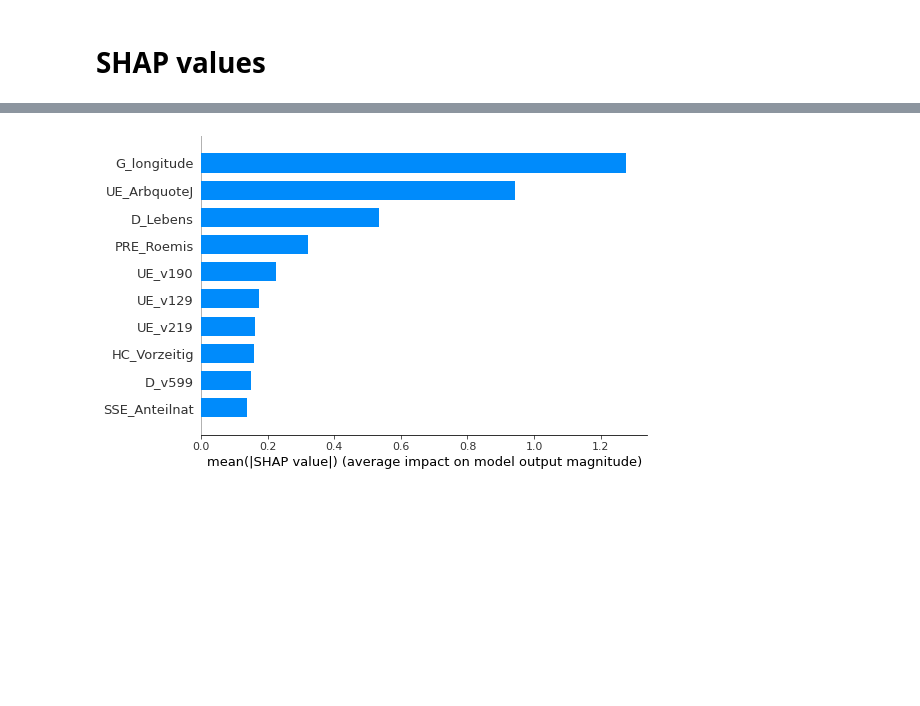
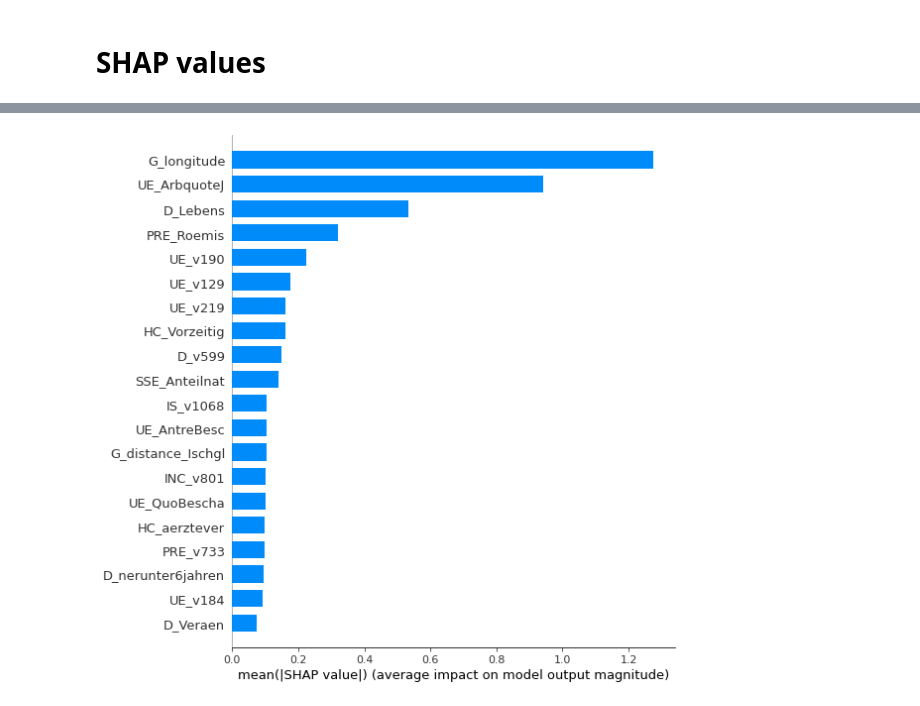
Before and after one commit to data-cr/covid19, a Jupyter notebook: SHAP_0to75.ipynb, the cells around one changed output, grey strips where cells are left out. Saved outputs shown, nothing was run; the diff lists cells and outputs as text; code cells hidden in the pictures; blank space fills up the shorter version.

```diff
--- a/SHAP_0to75.ipynb
+++ b/SHAP_0to75.ipynb
@@ -78,5 +78,5 @@ shap.summary_plot(shap_values, X,max_display=10)  #TreeExpliner
 # %%
 #shap.summary_plot(Kshap_values, X, plot_type="bar",max_display=10)
-shap.summary_plot(shap_values, X, plot_type="bar",max_display=10)
+shap.summary_plot(shap_values, X, plot_type="bar",max_display=20)
 # %% [output]
-[figure, old version]
+[figure, new version]
```
Also changed, not shown: parts of 3 cells of this notebook, 4 other files.
